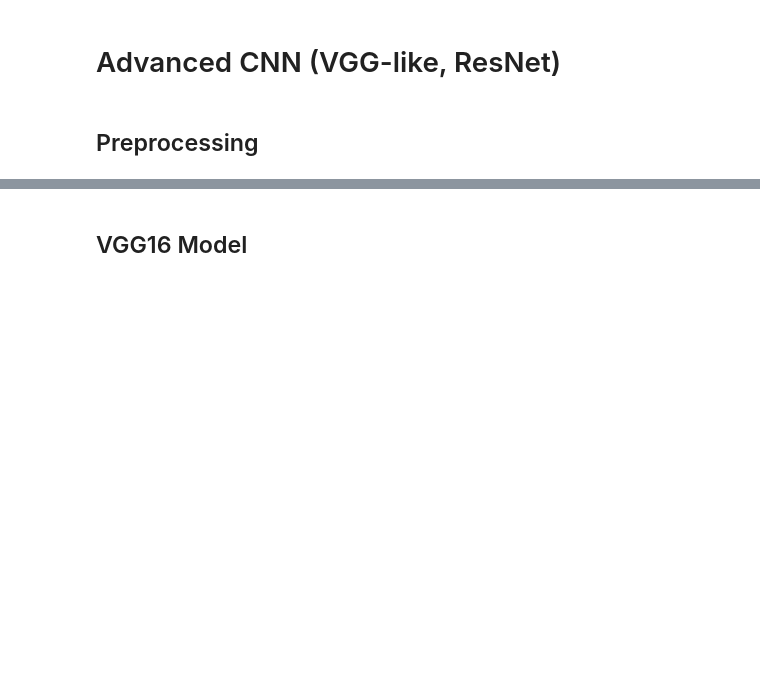
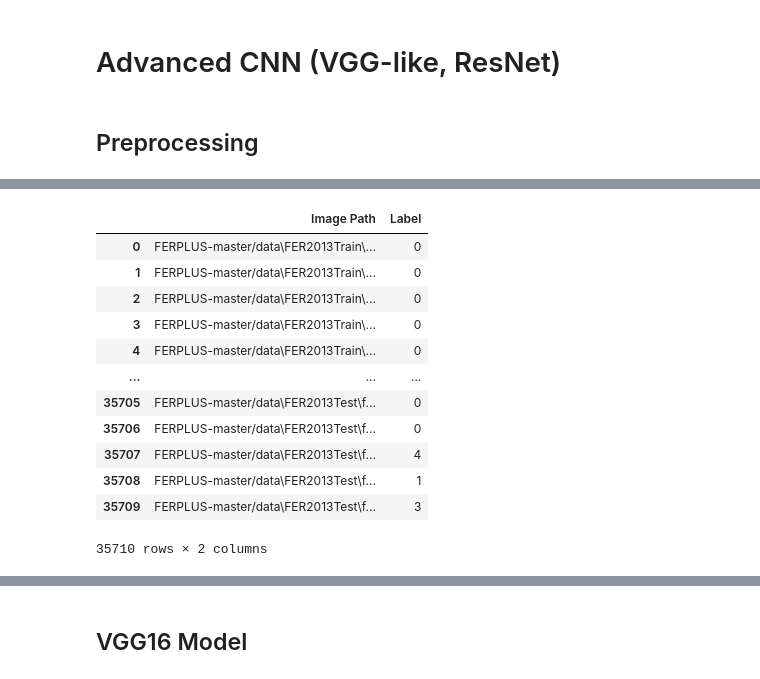
Before and after one commit to QianXunX/TFG, a Jupyter notebook: main.ipynb, the cells around one changed output, grey strips where cells are left out. Saved outputs shown, nothing was run; the diff lists cells and outputs as text; code cells hidden in the pictures; blank space fills up the shorter version.

```diff
--- a/main.ipynb
+++ b/main.ipynb
@@ -554,0 +497,22 @@ print("Tests labels shape:", test_labels.shape, test_labels.dtype)
+# %%
+# Create new dataframe with filtered data
+new_df = pd.DataFrame({
+    'Image Path': list(filtered_image_paths),
+    'Label': list(filtered_labels)
+})
+
+new_df
+# %% [output]
+|  | Image Path | Label |
+| 0 | FERPLUS-master/data\FER2013Train\... | 0 |
+| 1 | FERPLUS-master/data\FER2013Train\... | 0 |
+| 2 | FERPLUS-master/data\FER2013Train\... | 0 |
+| 3 | FERPLUS-master/data\FER2013Train\... | 0 |
+| 4 | FERPLUS-master/data\FER2013Train\... | 0 |
+| ... | ... | ... |
+| 35705 | FERPLUS-master/data\FER2013Test\f... | 0 |
+| 35706 | FERPLUS-master/data\FER2013Test\f... | 0 |
+| 35707 | FERPLUS-master/data\FER2013Test\f... | 4 |
+| 35708 | FERPLUS-master/data\FER2013Test\f... | 1 |
+| 35709 | FERPLUS-master/data\FER2013Test\f... | 3 |
+35710 rows × 2 columns
```
Also changed, not shown: parts of 18 cells of this notebook, 1 other file.
